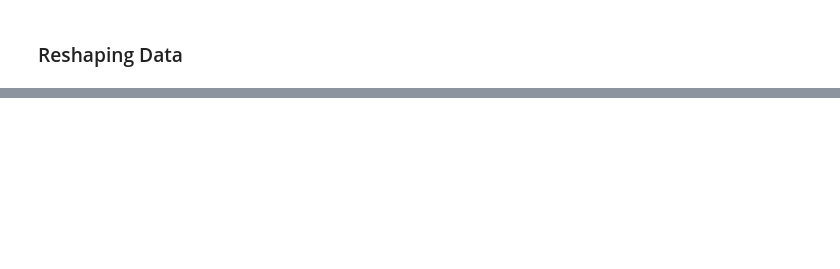
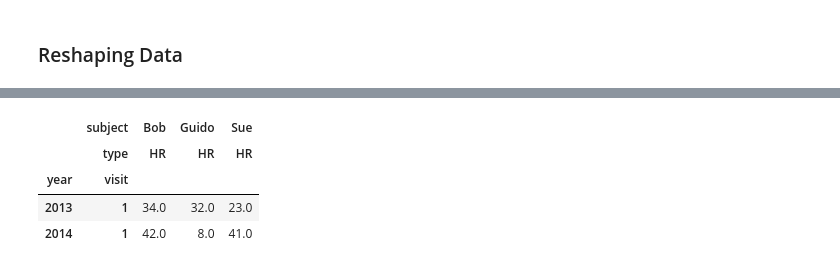
Before and after one commit to mrHyde90/DataScienceCourse, a Jupyter notebook: Pandas.ipynb, the cells around one changed output, grey strips where cells are left out. Cells and saved outputs as stored; diff of their text form; code cells hidden in the pictures; blank space fills up the shorter version.

```diff
--- a/Pandas.ipynb
+++ b/Pandas.ipynb
@@ -1339,0 +1602,9 @@ titanic_concat.head()
+# %%
+idx = pd.IndexSlice
+health_data.loc[idx[:, 1], idx[:, 'HR']]
+# %% [output]
+|  | subject | Bob | Guido | Sue |
+|  | type | HR | HR | HR |
+| year | visit |  |  |  |
+| 2013 | 1 | 34.0 | 32.0 | 23.0 |
+| 2014 | 1 | 42.0 | 8.0 | 41.0 |
```
Also changed, not shown: parts of 103 cells of this notebook.
